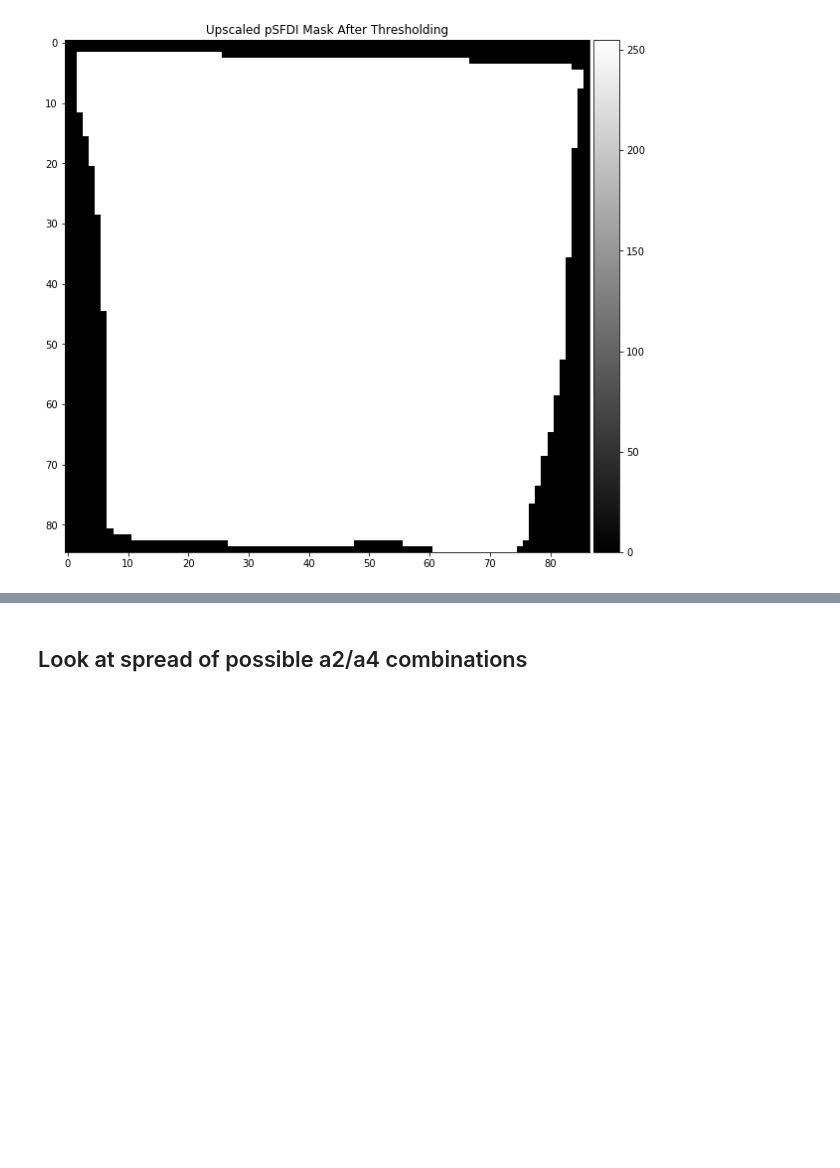
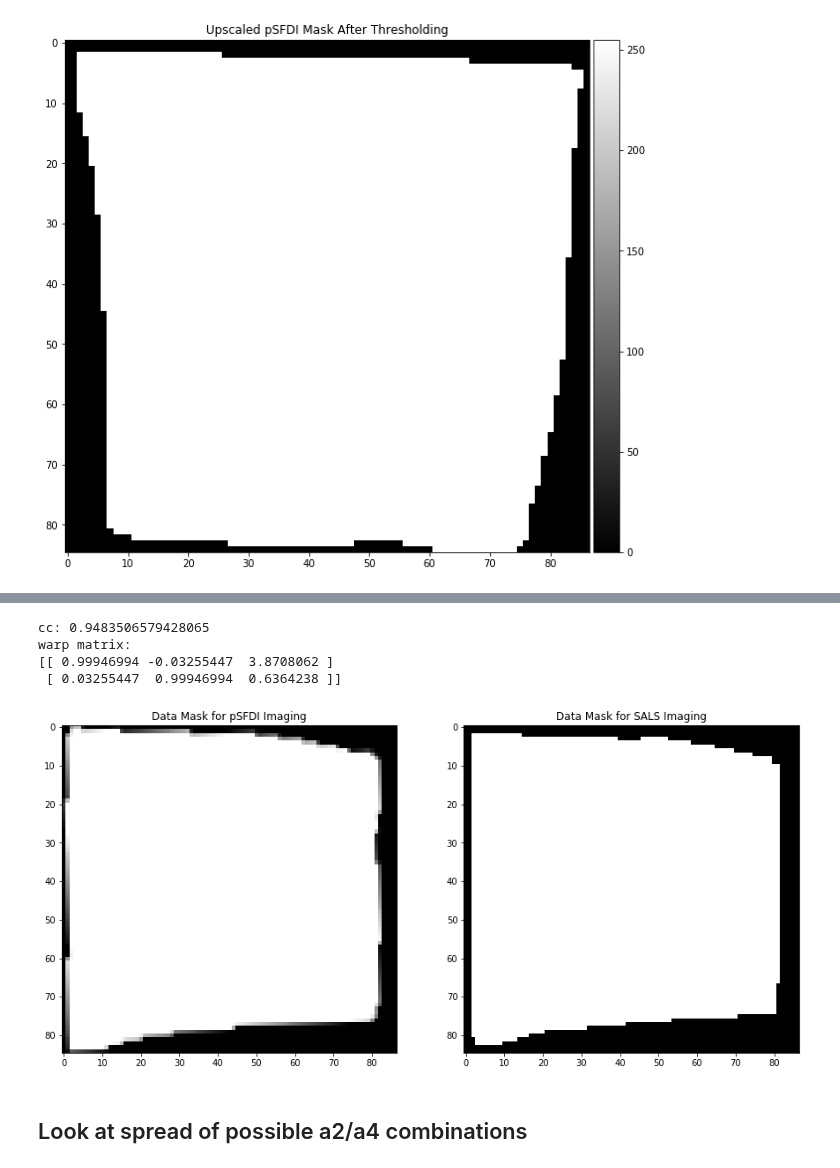
Before and after one commit to mfkiwl/splineDIC, a Jupyter notebook: notebooks/exploratory/stp_explore_ODF_extraction.ipynb, the cells around one changed output, grey strips where cells are left out. Drawn from its saved outputs; the diff is of its cells as text; code cells hidden in the pictures; blank space fills up the shorter version.

```diff
--- a/notebooks/exploratory/stp_explore_ODF_extraction.ipynb
+++ b/notebooks/exploratory/stp_explore_ODF_extraction.ipynb
@@ -466,3 +534,36 @@ plt.colorbar(im0, cax=cax);
+# %%
+# Find warp
+warp_matrix = np.eye(2, 3, dtype=np.float32)
+warp_mode = cv2.MOTION_EUCLIDEAN
+
+niters = 5000
+eps = 1e-5
+
+criteria = (cv2.TERM_CRITERIA_COUNT | cv2.TERM_CRITERIA_EPS, niters, eps)
+
+(cc, warp_matrix) = cv2.findTransformECC(sals_mask, psfdi_mask_rotated, warp_matrix, warp_mode, criteria)
+# %%
+print('cc: {}'.format(cc))
+print('warp matrix:')
+print(warp_matrix)
+# %% [output]
+cc: 0.9483506579428065
+warp matrix:
+[[ 0.99946994 -0.03255447  3.8708062 ]
+ [ 0.03255447  0.99946994  0.6364238 ]]
+# %%
+# Apply warp to psfdi_mask and plot alongside SALS mask
+sz = sals_mask.shape
+psfdi_mask_registered = cv2.warpAffine(psfdi_mask_rotated, warp_matrix, (sz[1],sz[0]), flags=cv2.INTER_LINEAR + cv2.WARP_INVERSE_MAP)
+
+fig, (ax0, ax1) = plt.subplots(1, 2, figsize=(15, 15))
+im0 = ax0.imshow(psfdi_mask_registered, cmap='gray')
+ax0.set_title('Data Mask for pSFDI Imaging');
+
+im1 = ax1.imshow(sals_mask, cmap='gray')
+ax1.set_title('Data Mask for SALS Imaging');
+# %% [output]
+[figure, added]
 # %% [markdown]
 ## Look at spread of possible a2/a4 combinations
 # %%
```
Also changed, not shown: parts of 16 cells of this notebook.
